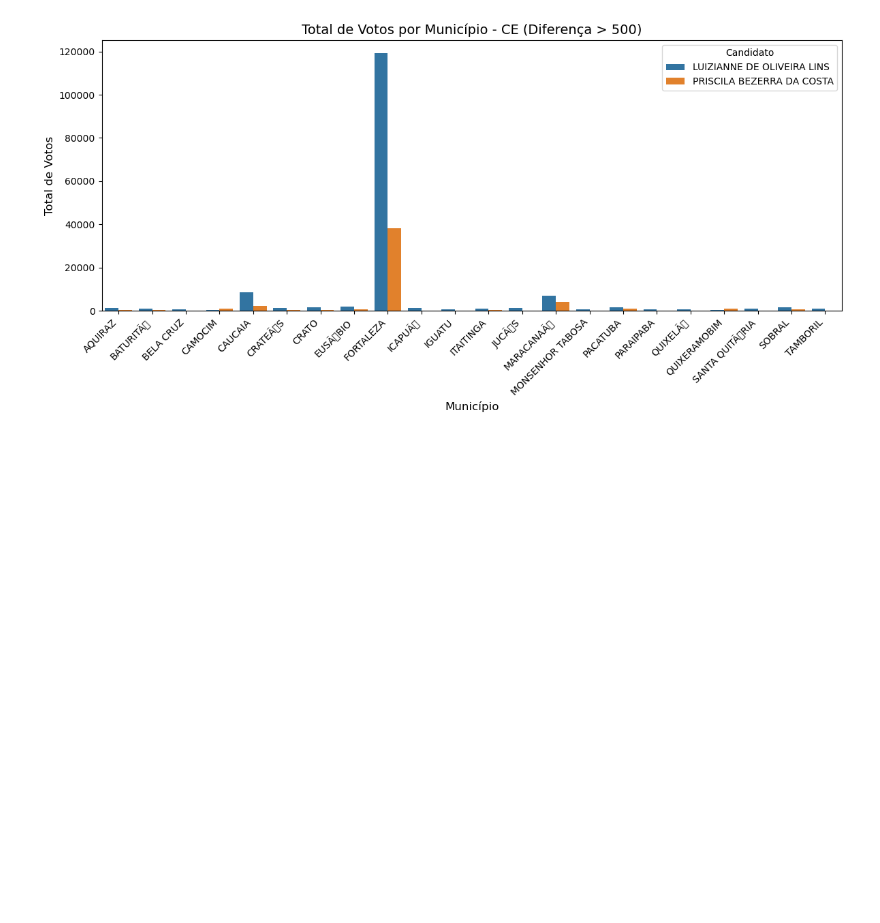
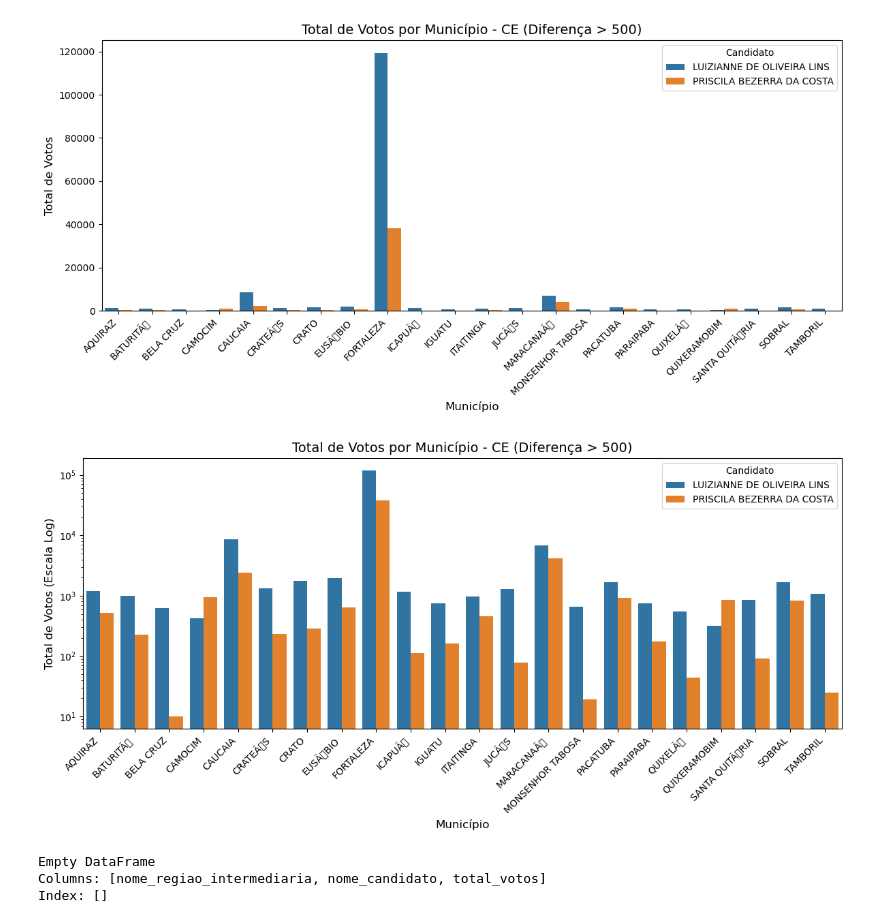
Before and after one commit to JoaoLucas23/BDG, a Jupyter notebook: tratamento_de_dados.ipynb, the cells around one changed output. Saved outputs shown, nothing was run; the diff lists cells and outputs as text; code cells hidden in the pictures; blank space fills up the shorter version.

Commit message:
add grafico de agregação de votos por municipio na escala log

```diff
--- a/tratamento_de_dados.ipynb
+++ b/tratamento_de_dados.ipynb
@@ -973,3 +973,52 @@ plt.tight_layout()
 plt.show()
 # %% [output]
 [figure]
+# %%
+# Criar o gráfico com os dados filtrados
+plt.figure(figsize=(12, 6))
+sns.barplot(
+    data=df_aggregated[df_aggregated['nome_municipio'].isin(df_diff_filtrado['nome_municipio'])],
+    x='nome_municipio',  # Municípios no eixo X
+    y='total_votos',     # Total de votos no eixo Y
+    hue='nome_candidato' # Diferenciar por candidato
+)
+
+# Ajustar os rótulos e título
+plt.xticks(rotation=45, ha='right')  # Rotacionar os nomes dos municípios
+plt.yscale('log')  # Definir escala logarítmica no eixo Y
+plt.xlabel('Município', fontsize=12)
+plt.ylabel('Total de Votos (Escala Log)', fontsize=12)
+plt.title('Total de Votos por Município - CE (Diferença > 500)', fontsize=14)
+plt.legend(title='Candidato')
+
+# Exibir o gráfico
+plt.tight_layout()
+plt.show()
+# %% [output]
+[figure, added]
+# %%
+df_diretorios_municipio = pd.read_csv('./dados/diretorios_municipio.csv', header=0, sep=',')
+
+# df_diretorios_municipio.info()
+
+# Fazer o merge com nomes de colunas diferentes
+df_merged = pd.merge(
+    df_aggregated,                     # Dados agregados dos votos por município
+    df_diretorios_municipio,           # Dados adicionais dos municípios
+    left_on='nome_municipio',          # Coluna do DataFrame de votos
+    right_on='nome',                   # Coluna do DataFrame de diretórios
+    how='inner'                        # Tipo de merge (apenas municípios correspondentes)
+)
+
+# Agregar os votos por região intermediária e candidato
+df_regiao_intermediaria = (
+    df_merged.groupby(['nome_regiao_intermediaria', 'nome_candidato'], as_index=False)
+    .agg({'total_votos': 'sum'})
+)
+
+# Exibir o resultado
+print(df_regiao_intermediaria)
+# %% [output]
+Empty DataFrame
+Columns: [nome_regiao_intermediaria, nome_candidato, total_votos]
+Index: []
```
